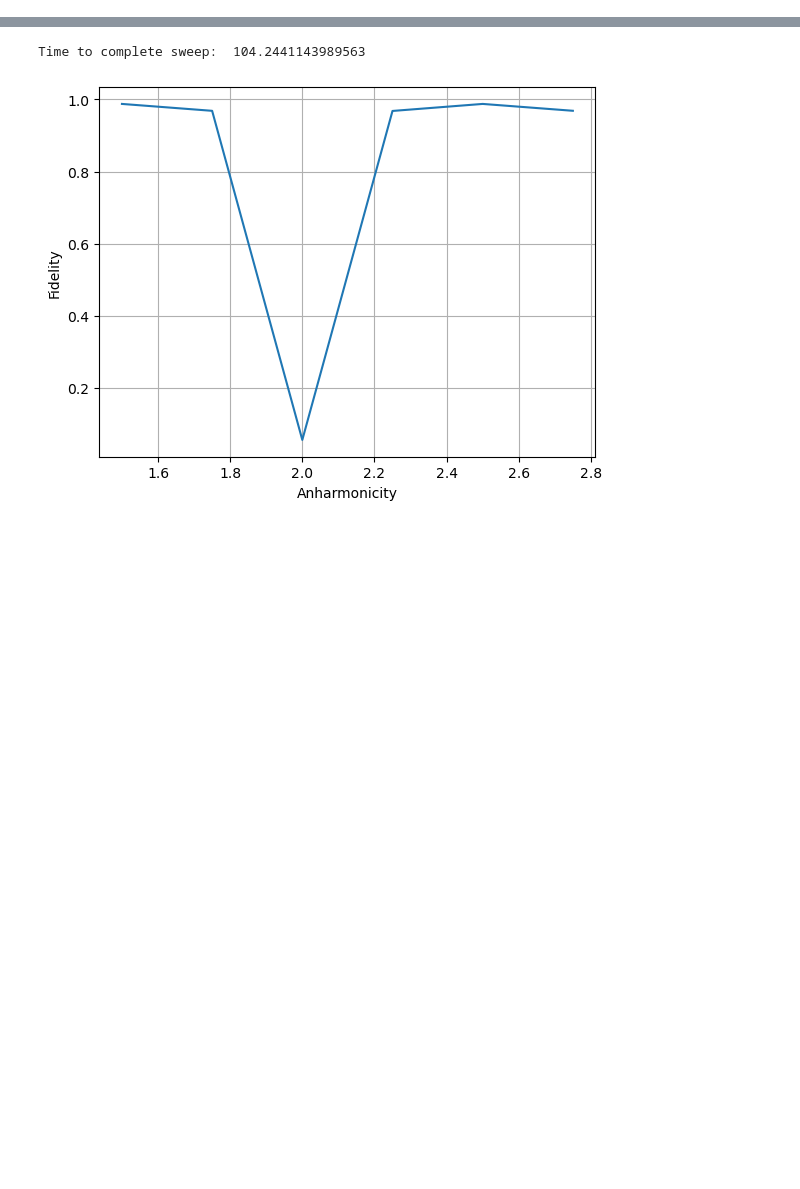
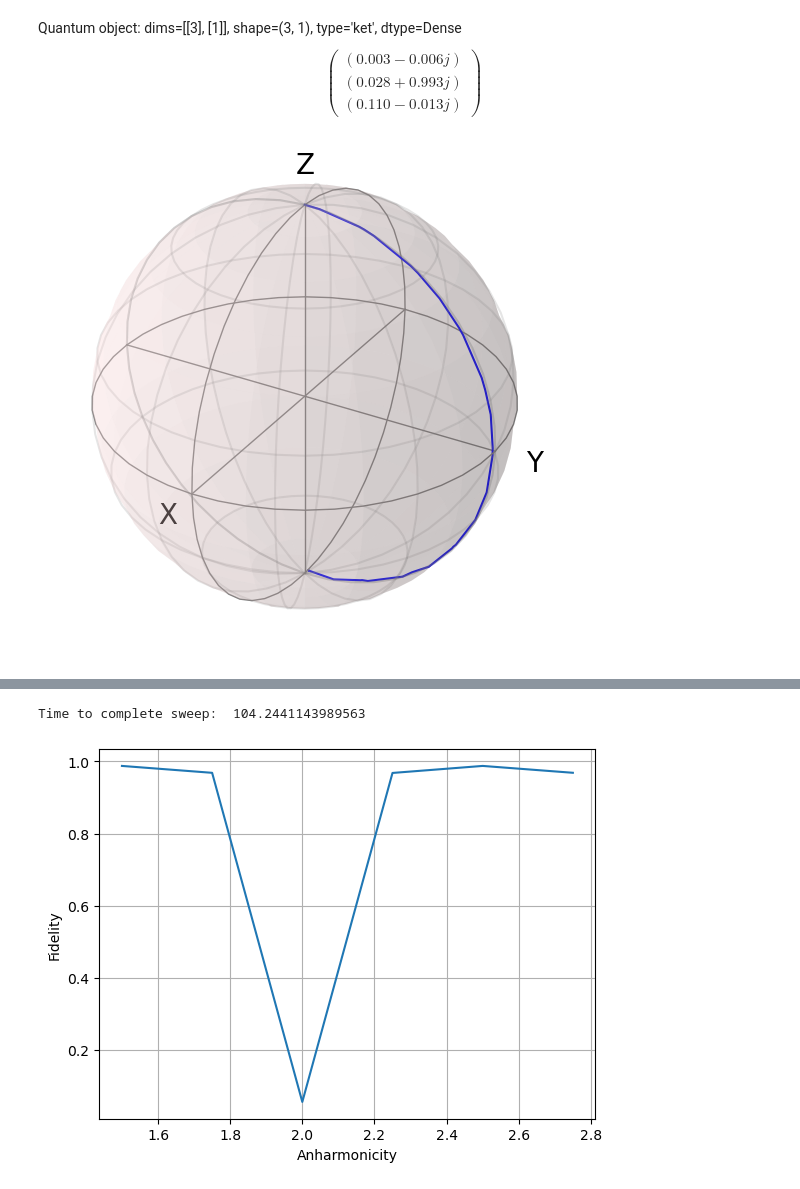
Before and after one commit to LeonGuerrero-98/sfq_sim, a Jupyter notebook: example_usage.ipynb, the cells around one changed output, grey strips where cells are left out. Saved outputs shown, nothing was run; the diff lists cells and outputs as text; code cells hidden in the pictures; blank space fills up the shorter version.

```diff
--- a/example_usage.ipynb
+++ b/example_usage.ipynb
@@ -40,0 +99,10 @@ bloch = fluxonium.plot_bloch(n_points=5000)
+# %%
+psi_0 = basis(3,0)
+
+fluxonium.set_qutrit_state(psi_0)
+
+n = 10
+theta = np.pi
+gate = "X"
+
+fluxonium.apply_qutrit_sfq_gate_RF(n, gate, theta)
@@ -40,0 +121,10 @@ bloch = fluxonium.plot_bloch(n_points=5000)
+# %%
+final_state = fluxonium.result["psi"][-1]
+
+final_state
+# %% [output]
+Quantum object: dims=[[3], [1]], shape=(3, 1), type='ket', dtype=Dense$$\left(\begin{array}{cc}(0.003-0.006j)\\(0.028+0.993j)\\(0.110-0.013j)\end{array}\right)$$
+# %%
+bloch = fluxonium.plot_bloch(n_points=5000)
+# %% [output]
+[figure, added]
```
Also changed, not shown: parts of 13 cells of this notebook, 2 other files.
